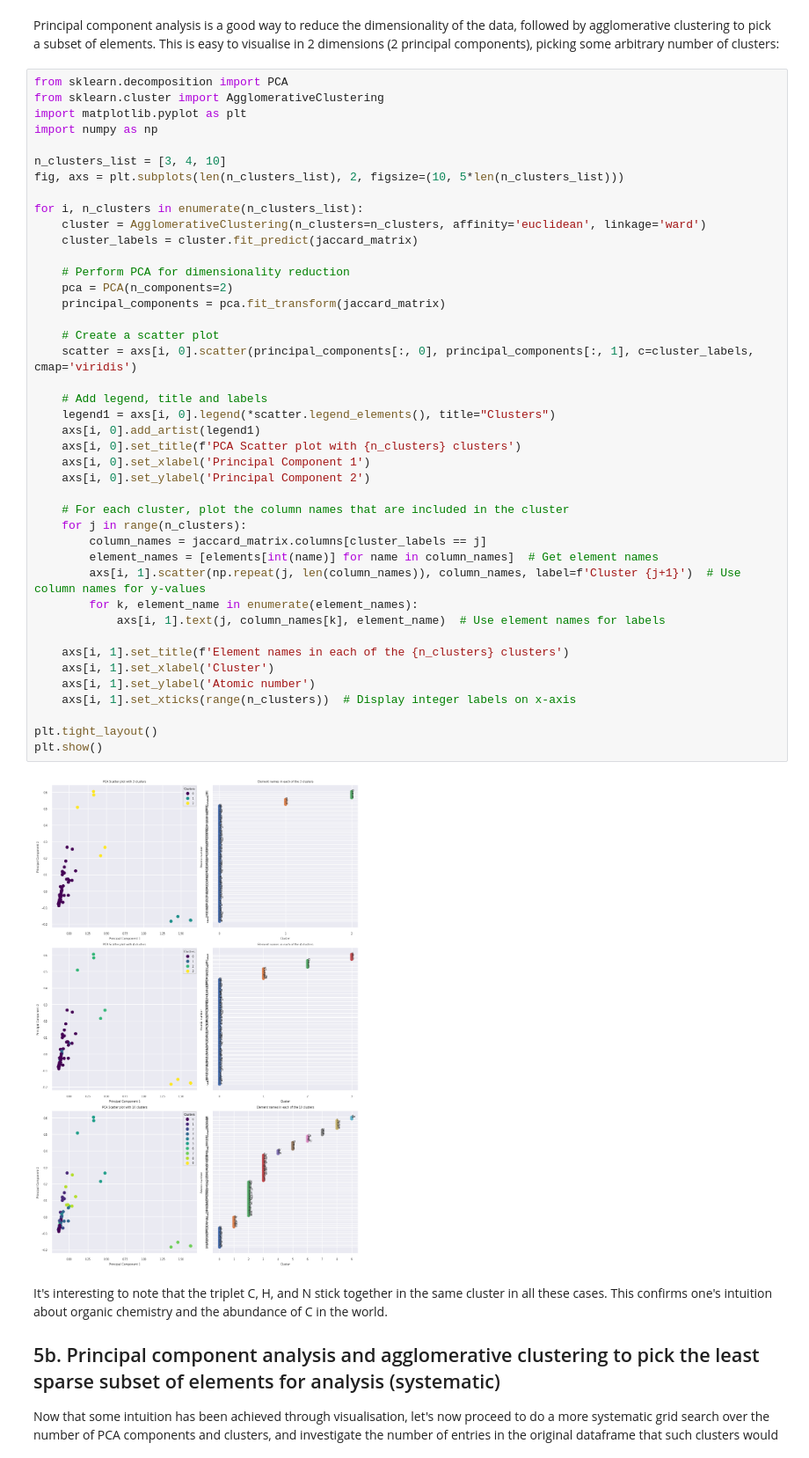
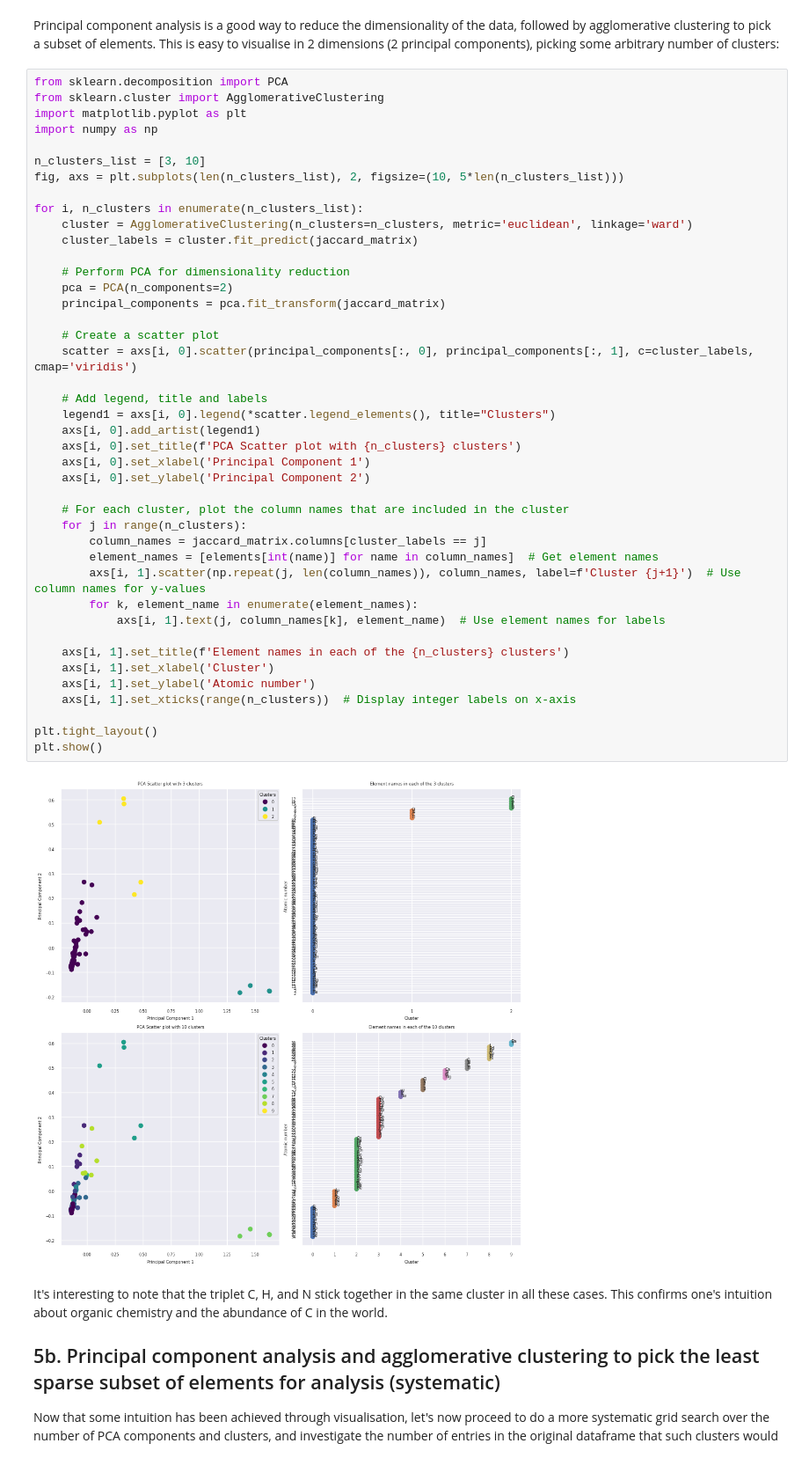
Before and after one commit to teerev/materials-discovery, a Jupyter notebook: exploration.ipynb, the cells around one changed output. Shown: that part at 88% size. Cells and saved outputs as stored; diff of their text form.

```diff
--- a/exploration.ipynb
+++ b/exploration.ipynb
@@ -453,44 +529,44 @@ from sklearn.cluster import AgglomerativeClustering
 import matplotlib.pyplot as plt
 import numpy as np
 
-n_clusters_list = [3, 4, 10]
+n_clusters_list = [3, 10]
 fig, axs = plt.subplots(len(n_clusters_list), 2, figsize=(10, 5*len(n_clusters_list)))
 
 for i, n_clusters in enumerate(n_clusters_list):
-    cluster = AgglomerativeClustering(n_clusters=n_clusters, affinity='euclidean', linkage='ward')
+    cluster = AgglomerativeClustering(n_clusters=n_clusters, metric='euclidean', linkage='ward')
     cluster_labels = cluster.fit_predict(jaccard_matrix)
 
     # Perform PCA for dimensionality reduction
     pca = PCA(n_components=2)
     principal_components = pca.fit_transform(jaccard_matrix)
 
     # Create a scatter plot
     scatter = axs[i, 0].scatter(principal_components[:, 0], principal_components[:, 1], c=cluster_labels, cmap='viridis')
 
     # Add legend, title and labels
     legend1 = axs[i, 0].legend(*scatter.legend_elements(), title="Clusters")
     axs[i, 0].add_artist(legend1)
     axs[i, 0].set_title(f'PCA Scatter plot with {n_clusters} clusters')
     axs[i, 0].set_xlabel('Principal Component 1')
     axs[i, 0].set_ylabel('Principal Component 2')
 
     # For each cluster, plot the column names that are included in the cluster
     for j in range(n_clusters):
         column_names = jaccard_matrix.columns[cluster_labels == j]
         element_names = [elements[int(name)] for name in column_names]  # Get element names
         axs[i, 1].scatter(np.repeat(j, len(column_names)), column_names, label=f'Cluster {j+1}')  # Use column names for y-values
         for k, element_name in enumerate(element_names):
             axs[i, 1].text(j, column_names[k], element_name)  # Use element names for labels
 
     axs[i, 1].set_title(f'Element names in each of the {n_clusters} clusters')
     axs[i, 1].set_xlabel('Cluster')
     axs[i, 1].set_ylabel('Atomic number')
     axs[i, 1].set_xticks(range(n_clusters))  # Display integer labels on x-axis
 
 plt.tight_layout()
 plt.show()
 # %% [output]
-[figure, old version]
+[figure, new version]
 # %% [markdown]
 It's interesting to note that the triplet C, H, and N stick together in the same cluster in all these cases. This confirms one's intuition about organic chemistry and the abundance of C in the world.
 
```
Also changed, not shown: parts of 27 cells of this notebook.
